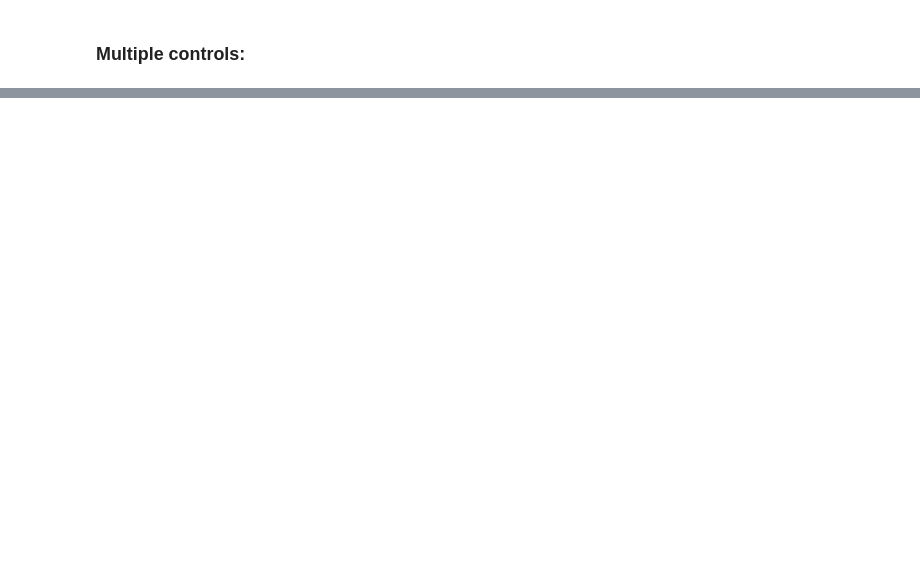
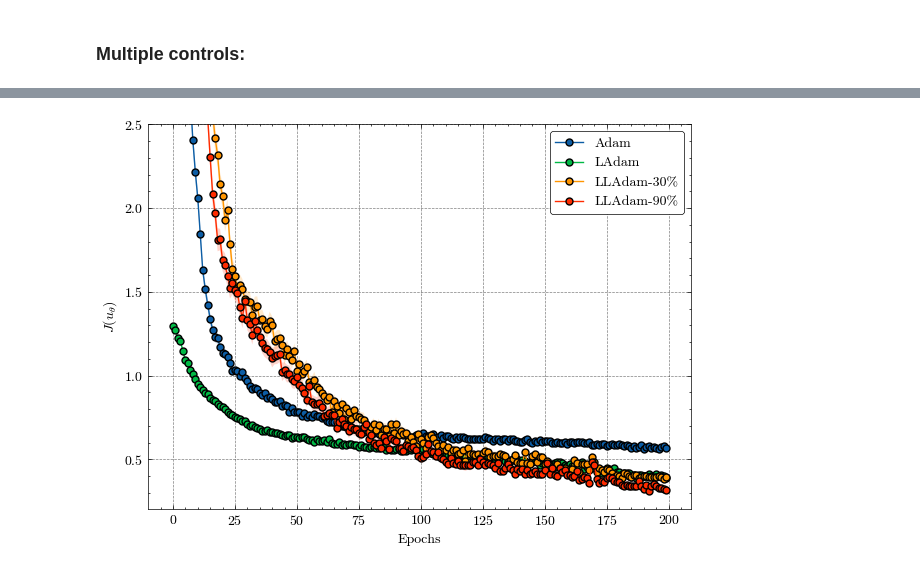
Before and after one commit to SaadSouilmi/Langevin-algorithms-for-deep-stochastic-control, a Jupyter notebook: DeepHedging.ipynb, the cells around one changed output, grey strips where cells are left out. Drawn from its saved outputs; the diff is of its cells as text; code cells hidden in the pictures; blank space fills up the shorter version.

```diff
--- a/DeepHedging.ipynb
+++ b/DeepHedging.ipynb
@@ -738,0 +826,13 @@ plot_langevin_loss(
+# %%
+train_loss_ll30_adam, test_loss_ll30_adam, test_ci_ll30_adam = train(
+    ocp,
+    lladam,
+    scheduler,
+    "LLAdam",
+    epochs,
+    train_size,
+    test_size,
+    train_batch,
+    test_batch,
+    False,
+)
@@ -738,0 +861,27 @@ plot_langevin_loss(
+# %%
+train_loss_ll90_adam, test_loss_ll90_adam, test_ci_ll90_adam = train(
+    ocp,
+    lladam,
+    scheduler,
+    "LLAdam",
+    epochs,
+    train_size,
+    test_size,
+    train_batch,
+    test_batch,
+    False,
+)
+# %%
+plot_langevin_loss(
+    test_loss_adam,
+    test_ci_adam,
+    test_loss_ladam,
+    test_ci_ladam,
+    test_loss_llangevin=[test_loss_ll30_adam, test_loss_ll90_adam],
+    test_ci_llangevin=[test_ci_ll30_adam, test_ci_ll90_adam],
+    ll=[30, 90],
+    name="Adam",
+    ylim=(0.2, 1.5),
+)
+# %% [output]
+[figure, added]
```
Also changed, not shown: parts of 44 cells of this notebook, 6 other files.
